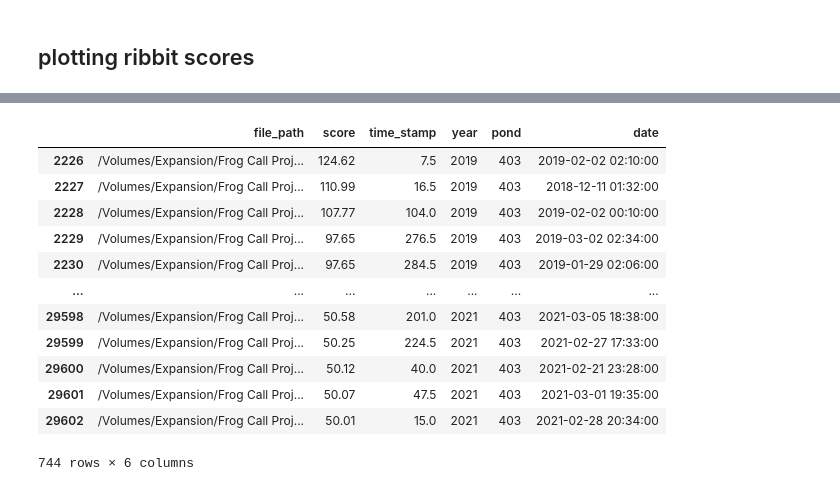
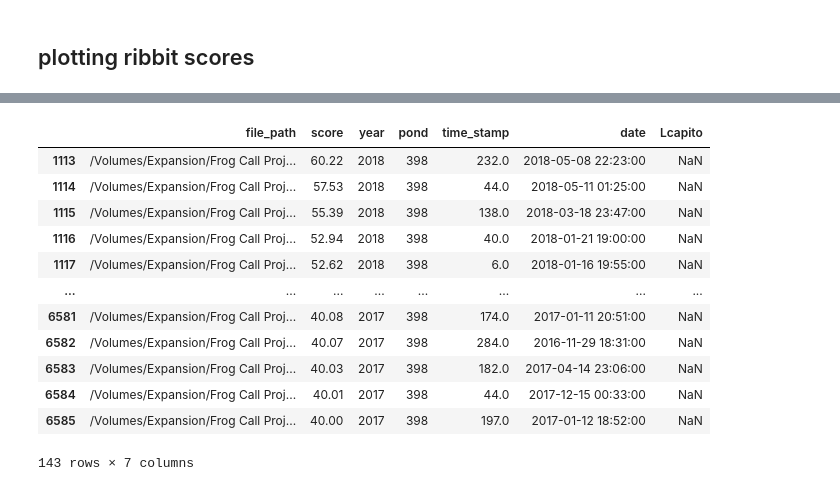
Before and after one commit to mayalapp/ga-frog-id, a Jupyter notebook: python-ribbit/data_cleaning.ipynb, the cells around one changed output, grey strips where cells are left out. Drawn from its saved outputs; the diff is of its cells as text; code cells hidden in the pictures.

```diff
--- a/python-ribbit/data_cleaning.ipynb
+++ b/python-ribbit/data_cleaning.ipynb
@@ -26,7 +26,7 @@ pd.set_option('display.precision', 2)
 ## read in RIBBIT scores and basic cleaning
 # %%
 # folder with ribbit scores of interest
-ribbit_folder = "ribbit_scores_2020_01_20"
+ribbit_folder = "ribbit_scores_2022_01_21"
 
 #creates list of all cdv ribbit files to concatonate into one df of all ribbit scores
 all_files = glob(ribbit_folder + "/*.csv")
@@ -41,6 +41,10 @@ rs_df = pd.concat(ribbit_list, axis=0, ignore_index=True) # translates list into
 
 rs_df = rs_df.rename(columns={"Unnamed: 0" : "file_path"})
 
-# use file_path to create column with date and time of file #Note (todo):4 files with _Lcapito at end did not get date inputted
-rs_df['date'] = pd.to_datetime(test_df.file_path.str[-19:-4], format='%Y%m%d_%H%M%S', errors='coerce')
-# rs_df.sort_values('date')[-5:-1] # files without dates
+# use file_path to create column with date and time of file
+rs_df['date'] = pd.to_datetime(rs_df.file_path.str[-19:-4], format='%Y%m%d_%H%M%S', errors='coerce')
+
+# add in manually determined files
+tr_df = pd.read_csv("./training_data.csv")
+rs_df = pd.merge(rs_df, tr_df, on=['pond', 'file_path'], how = "left")
+# todo: add that if file starts with "Lcapito", Lcapito = 1
@@ -81,16 +123,16 @@ plot_rs(pond_no = 398, year = 2021)
 # %%
-rs_df[rs_df["pond"] == 403][rs_df[rs_df["pond"] == 403]['score'] > 50]
+rs_df[rs_df["pond"] == 398][rs_df[rs_df["pond"] == 398]['score'] > 40]
 # %% [output]
-|  | file_path | score | time_stamp | year | pond | date |
-| 2226 | /Volumes/Expansion/Frog Call Proj... | 124.62 | 7.5 | 2019 | 403 | 2019-02-02 02:10:00 |
-| 2227 | /Volumes/Expansion/Frog Call Proj... | 110.99 | 16.5 | 2019 | 403 | 2018-12-11 01:32:00 |
-| 2228 | /Volumes/Expansion/Frog Call Proj... | 107.77 | 104.0 | 2019 | 403 | 2019-02-02 00:10:00 |
-| 2229 | /Volumes/Expansion/Frog Call Proj... | 97.65 | 276.5 | 2019 | 403 | 2019-03-02 02:34:00 |
-| 2230 | /Volumes/Expansion/Frog Call Proj... | 97.65 | 284.5 | 2019 | 403 | 2019-01-29 02:06:00 |
-| ... | ... | ... | ... | ... | ... | ... |
-| 29598 | /Volumes/Expansion/Frog Call Proj... | 50.58 | 201.0 | 2021 | 403 | 2021-03-05 18:38:00 |
-| 29599 | /Volumes/Expansion/Frog Call Proj... | 50.25 | 224.5 | 2021 | 403 | 2021-02-27 17:33:00 |
-| 29600 | /Volumes/Expansion/Frog Call Proj... | 50.12 | 40.0 | 2021 | 403 | 2021-02-21 23:28:00 |
-| 29601 | /Volumes/Expansion/Frog Call Proj... | 50.07 | 47.5 | 2021 | 403 | 2021-03-01 19:35:00 |
-| 29602 | /Volumes/Expansion/Frog Call Proj... | 50.01 | 15.0 | 2021 | 403 | 2021-02-28 20:34:00 |
+|  | file_path | score | year | pond | time_stamp | date | Lcapito |
+| 1113 | /Volumes/Expansion/Frog Call Proj... | 60.22 | 2018 | 398 | 232.0 | 2018-05-08 22:23:00 | NaN |
+| 1114 | /Volumes/Expansion/Frog Call Proj... | 57.53 | 2018 | 398 | 44.0 | 2018-05-11 01:25:00 | NaN |
+| 1115 | /Volumes/Expansion/Frog Call Proj... | 55.39 | 2018 | 398 | 138.0 | 2018-03-18 23:47:00 | NaN |
+| 1116 | /Volumes/Expansion/Frog Call Proj... | 52.94 | 2018 | 398 | 40.0 | 2018-01-21 19:00:00 | NaN |
+| 1117 | /Volumes/Expansion/Frog Call Proj... | 52.62 | 2018 | 398 | 6.0 | 2018-01-16 19:55:00 | NaN |
+| ... | ... | ... | ... | ... | ... | ... | ... |
+| 6581 | /Volumes/Expansion/Frog Call Proj... | 40.08 | 2017 | 398 | 174.0 | 2017-01-11 20:51:00 | NaN |
+| 6582 | /Volumes/Expansion/Frog Call Proj... | 40.07 | 2017 | 398 | 284.0 | 2016-11-29 18:31:00 | NaN |
+| 6583 | /Volumes/Expansion/Frog Call Proj... | 40.03 | 2017 | 398 | 182.0 | 2017-04-14 23:06:00 | NaN |
+| 6584 | /Volumes/Expansion/Frog Call Proj... | 40.01 | 2017 | 398 | 44.0 | 2017-12-15 00:33:00 | NaN |
+| 6585 | /Volumes/Expansion/Frog Call Proj... | 40.00 | 2017 | 398 | 197.0 | 2017-01-12 18:52:00 | NaN |
-744 rows × 6 columns
+143 rows × 7 columns
```
Also changed, not shown: parts of 4 cells of this notebook, 21 other files.
